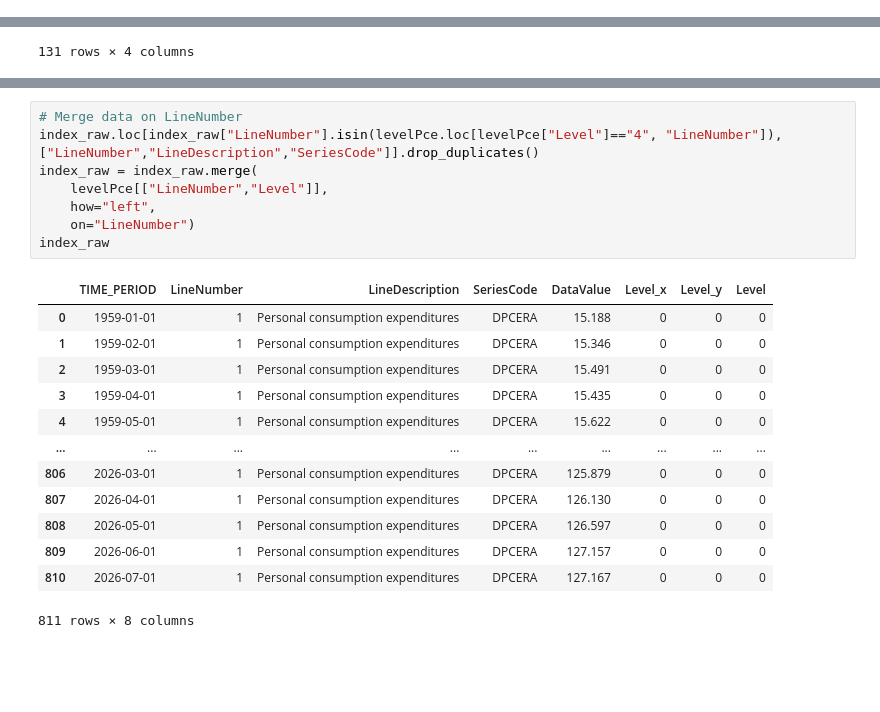
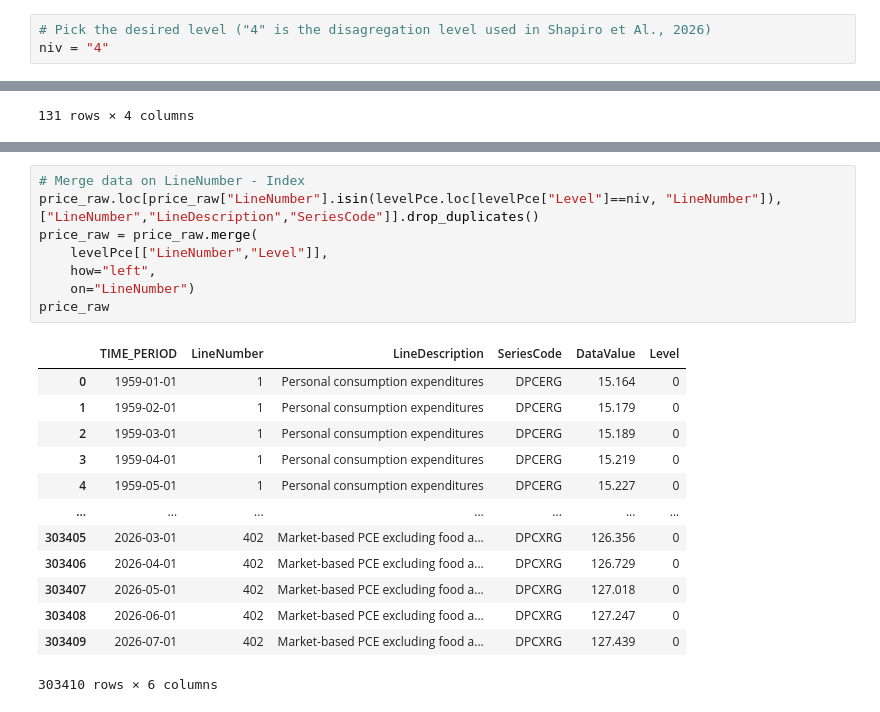
Before and after one commit to Lea-Gosselin/ismi-index, a Jupyter notebook: dataUS.ipynb, the cells around one changed output, grey strips where cells are left out. Saved outputs shown, nothing was run; the diff lists cells and outputs as text; blank space fills up the shorter version.

```diff
--- a/dataUS.ipynb
+++ b/dataUS.ipynb
@@ -30,0 +26,3 @@ import numpy as np
+# %%
+# Pick the desired level ("4" is the disagregation level used in Shapiro et Al., 2026)
+niv = "4"
@@ -66,22 +95,22 @@ levelPce[levelPce["Level"]=="4"]
 # %%
-# Merge data on LineNumber
-index_raw.loc[index_raw["LineNumber"].isin(levelPce.loc[levelPce["Level"]=="4", "LineNumber"]), ["LineNumber","LineDescription","SeriesCode"]].drop_duplicates()
-index_raw = index_raw.merge(
+# Merge data on LineNumber - Index
+price_raw.loc[price_raw["LineNumber"].isin(levelPce.loc[levelPce["Level"]==niv, "LineNumber"]), ["LineNumber","LineDescription","SeriesCode"]].drop_duplicates()
+price_raw = price_raw.merge(
     levelPce[["LineNumber","Level"]],
     how="left",
     on="LineNumber")
-index_raw
+price_raw
 # %% [output]
-|  | TIME_PERIOD | LineNumber | LineDescription | SeriesCode | DataValue | Level_x | Level_y | Level |
-| 0 | 1959-01-01 | 1 | Personal consumption expenditures | DPCERA | 15.188 | 0 | 0 | 0 |
-| 1 | 1959-02-01 | 1 | Personal consumption expenditures | DPCERA | 15.346 | 0 | 0 | 0 |
-| 2 | 1959-03-01 | 1 | Personal consumption expenditures | DPCERA | 15.491 | 0 | 0 | 0 |
-| 3 | 1959-04-01 | 1 | Personal consumption expenditures | DPCERA | 15.435 | 0 | 0 | 0 |
-| 4 | 1959-05-01 | 1 | Personal consumption expenditures | DPCERA | 15.622 | 0 | 0 | 0 |
-| ... | ... | ... | ... | ... | ... | ... | ... | ... |
-| 806 | 2026-03-01 | 1 | Personal consumption expenditures | DPCERA | 125.879 | 0 | 0 | 0 |
-| 807 | 2026-04-01 | 1 | Personal consumption expenditures | DPCERA | 126.130 | 0 | 0 | 0 |
-| 808 | 2026-05-01 | 1 | Personal consumption expenditures | DPCERA | 126.597 | 0 | 0 | 0 |
-| 809 | 2026-06-01 | 1 | Personal consumption expenditures | DPCERA | 127.157 | 0 | 0 | 0 |
-| 810 | 2026-07-01 | 1 | Personal consumption expenditures | DPCERA | 127.167 | 0 | 0 | 0 |
+|  | TIME_PERIOD | LineNumber | LineDescription | SeriesCode | DataValue | Level |
+| 0 | 1959-01-01 | 1 | Personal consumption expenditures | DPCERG | 15.164 | 0 |
+| 1 | 1959-02-01 | 1 | Personal consumption expenditures | DPCERG | 15.179 | 0 |
+| 2 | 1959-03-01 | 1 | Personal consumption expenditures | DPCERG | 15.189 | 0 |
+| 3 | 1959-04-01 | 1 | Personal consumption expenditures | DPCERG | 15.219 | 0 |
+| 4 | 1959-05-01 | 1 | Personal consumption expenditures | DPCERG | 15.227 | 0 |
+| ... | ... | ... | ... | ... | ... | ... |
+| 303405 | 2026-03-01 | 402 | Market-based PCE excluding food a... | DPCXRG | 126.356 | 0 |
+| 303406 | 2026-04-01 | 402 | Market-based PCE excluding food a... | DPCXRG | 126.729 | 0 |
+| 303407 | 2026-05-01 | 402 | Market-based PCE excluding food a... | DPCXRG | 127.018 | 0 |
+| 303408 | 2026-06-01 | 402 | Market-based PCE excluding food a... | DPCXRG | 127.247 | 0 |
+| 303409 | 2026-07-01 | 402 | Market-based PCE excluding food a... | DPCXRG | 127.439 | 0 |
-811 rows × 8 columns
+303410 rows × 6 columns
```
Also changed, not shown: parts of 13 cells of this notebook, 6 other files.
